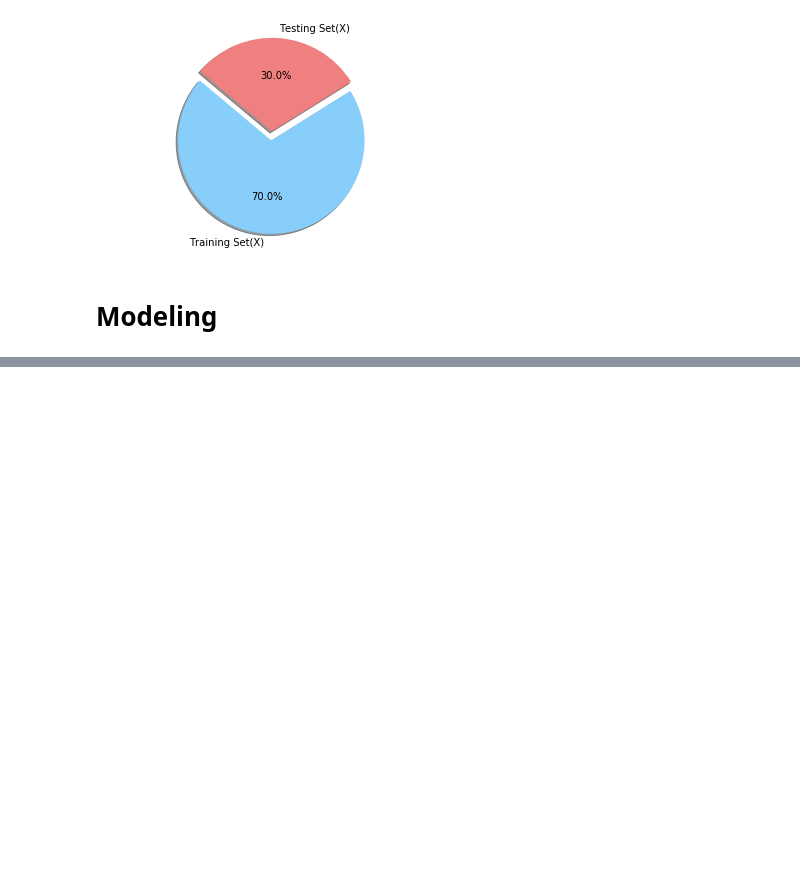
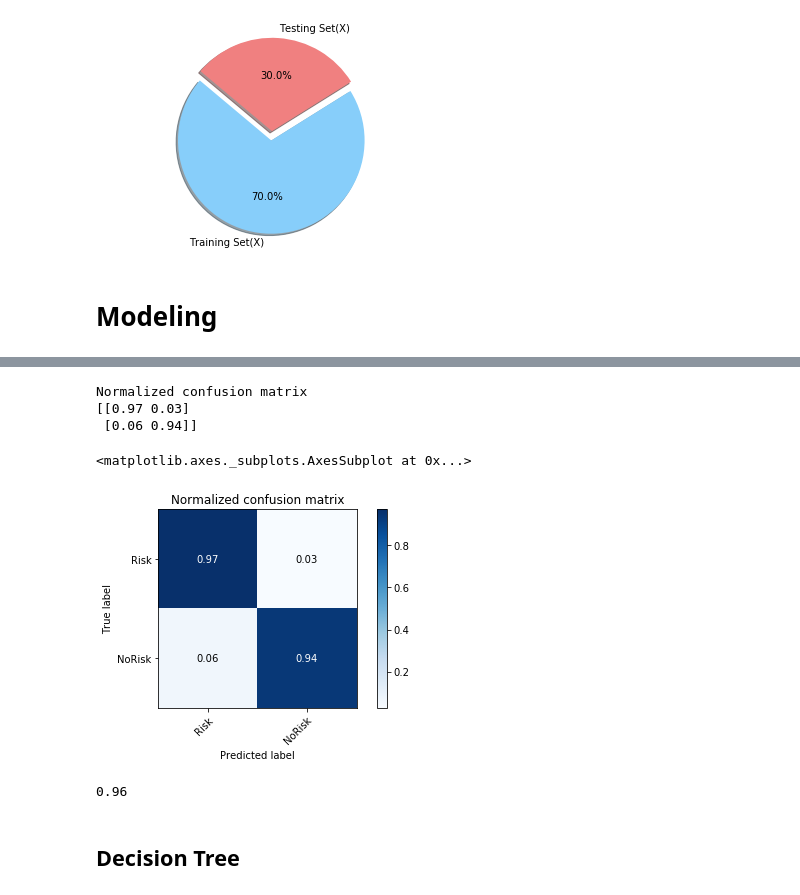
Before and after one commit to JamesDun2866/Data-Mining, a Jupyter notebook: ACW/ ACW.ipynb, the cells around one changed output, grey strips where cells are left out. Drawn from its saved outputs; the diff is of its cells as text; code cells hidden in the pictures; blank space fills up the shorter version.

```diff
--- a/ACW/ ACW.ipynb
+++ b/ACW/ ACW.ipynb
@@ -614,0 +681,15 @@ ValueError: If using all scalar values, you must pass an index
+# %%
+plot_confusion_matrix(YtestarrayLogisticRegression, yPredtestLogisticRegression, classes=classes, normalize=True, title='Normalized confusion matrix')
+# %% [output]
+Normalized confusion matrix
+[[0.97 0.03]
+ [0.06 0.94]]
+<matplotlib.axes._subplots.AxesSubplot at 0x...>
+[figure, added]
+# %%
+accuracy= accuracy_score(YtestarrayLogisticRegression,yPredtestLogisticRegression,normalize = True)
+print("%0.2f"%accuracy)
+# %% [output]
+0.96
+# %% [markdown]
+## Decision Tree
```
Also changed, not shown: parts of 14 cells of this notebook, 2 other files.
